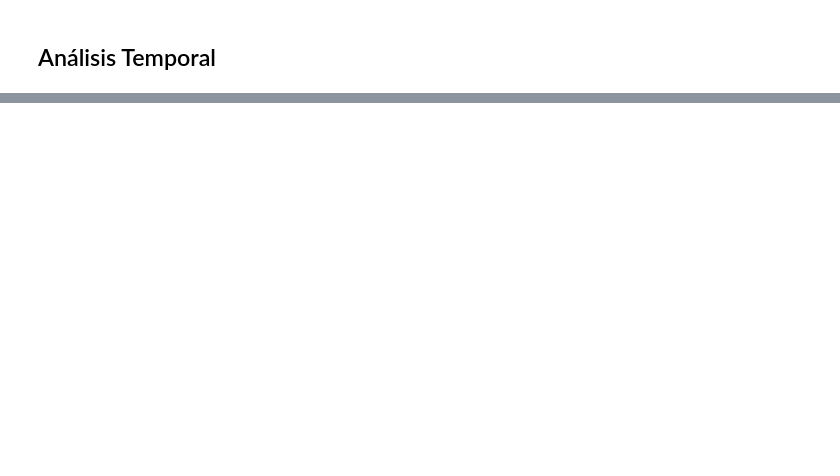
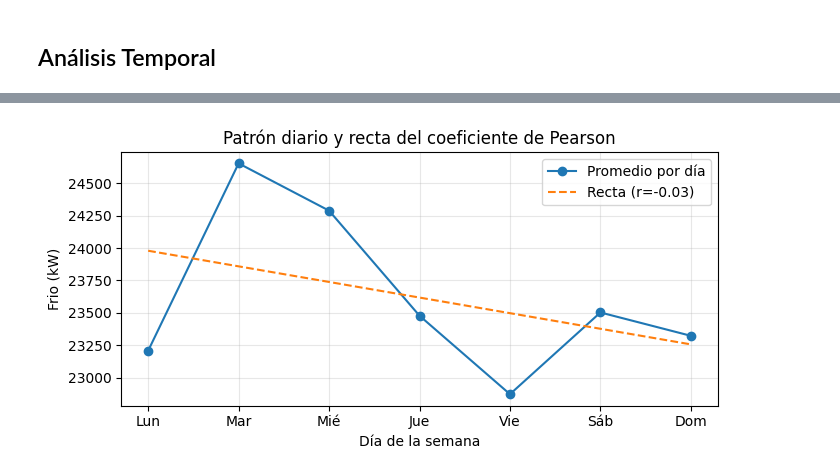
Before and after one commit to Angiii12/TPF_Prediccion_de_Consumo_Energetico, a Jupyter notebook: eda_fase1.ipynb, the cells around one changed output, grey strips where cells are left out. Drawn from its saved outputs; the diff is of its cells as text; code cells hidden in the pictures; blank space fills up the shorter version.

```diff
--- a/eda_fase1.ipynb
+++ b/eda_fase1.ipynb
@@ -159,0 +371,24 @@ checksum(df_imputado, 'df_imputado')
+# %%
+import numpy as np
+import matplotlib.pyplot as plt
+
+# Serie de promedios por día (ya la tenés como 'diario')
+x = diario.index.values.astype(float)       # 0..6
+y = diario.values
+
+# Ajuste lineal y Pearson (r) con datos diarios crudos
+m, b = np.polyfit(x, y, 1)
+r = g["dow"].corr(g["Frio"])  # correlación Pearson día-de-semana vs Frio (datos diarios)
+
+# Plot con recta
+plt.figure(figsize=(7,3.5))
+plt.plot(x, y, marker="o", label="Promedio por día")
+plt.plot(x, m*x + b, linestyle="--", label=f"Recta (r={r:.2f})")
+plt.xticks(x, [nombres_dow[int(d)] for d in x])
+plt.xlabel("Día de la semana"); plt.ylabel("Frio (kW)")
+plt.title("Patrón diario y recta del coeficiente de Pearson")
+plt.grid(True, alpha=0.3); plt.legend()
+plt.tight_layout()
+plt.show()
+# %% [output]
+[figure, added]
```
Also changed, not shown: parts of 20 cells of this notebook, 2 other files.
